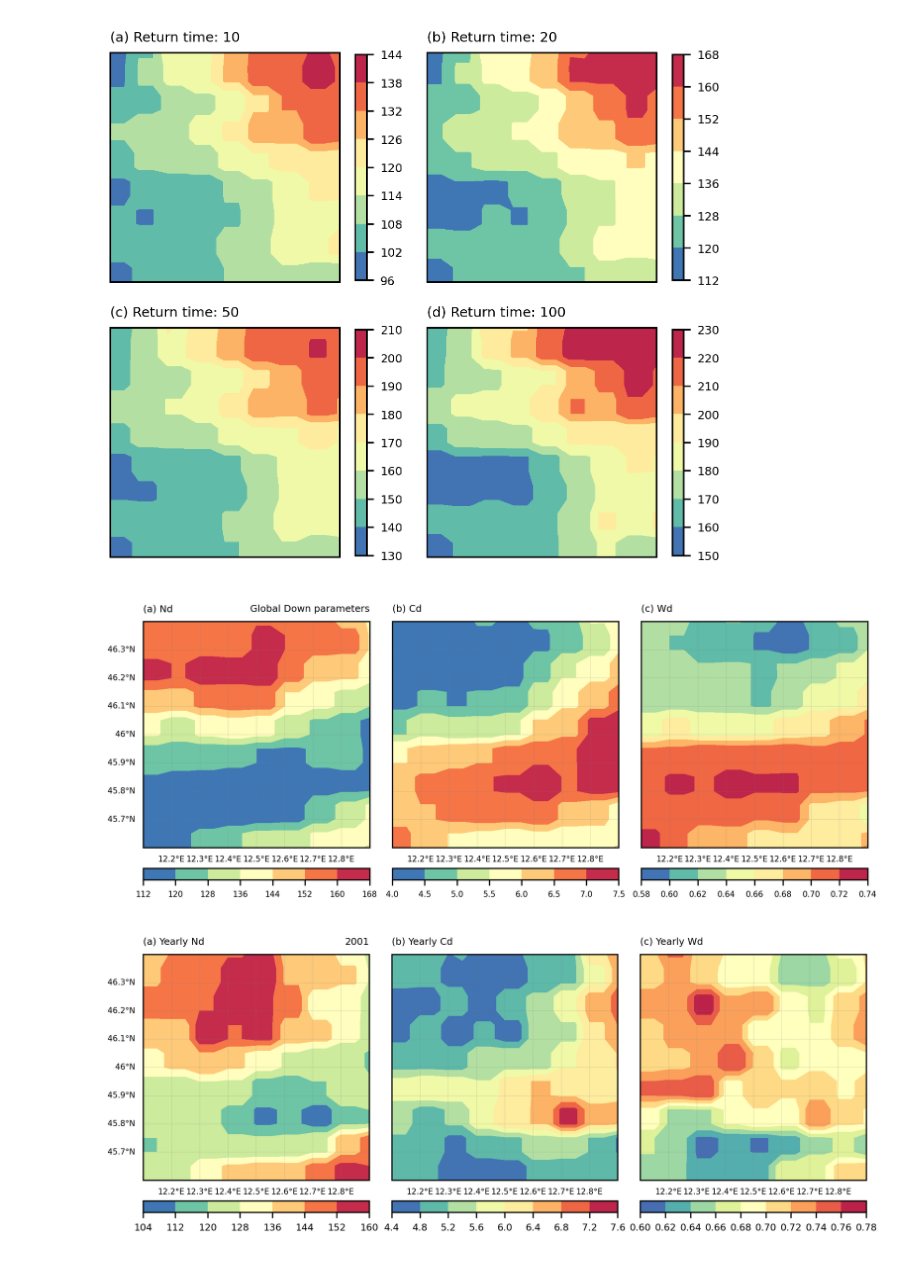
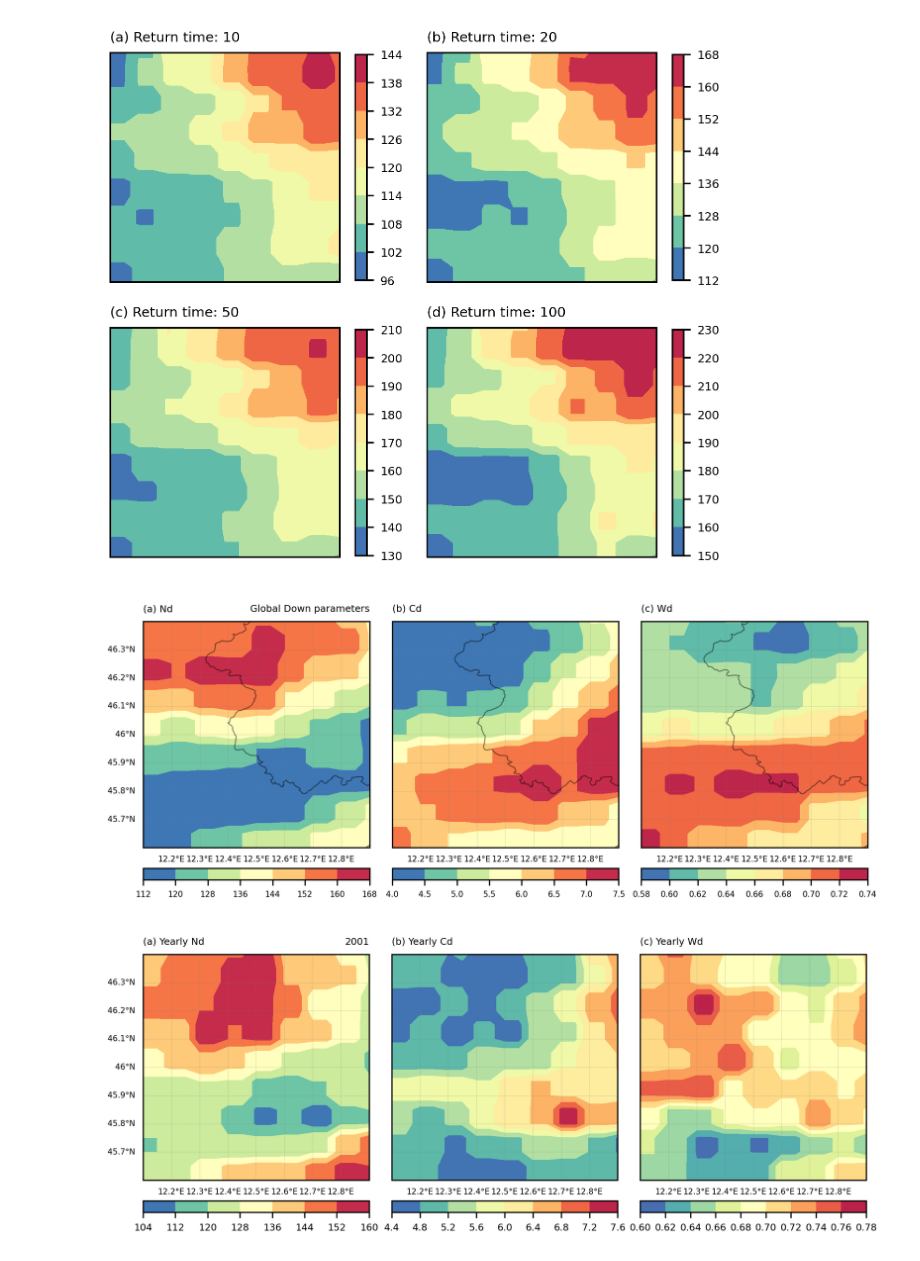
Before and after one commit to mhacarthur/downpy, a Jupyter notebook: codes/test_veneto_plot.ipynb, the cells around one changed output. Saved outputs shown, nothing was run; the diff lists cells and outputs as text; code cells hidden in the pictures.

```diff
--- a/codes/test_veneto_plot.ipynb
+++ b/codes/test_veneto_plot.ipynb
@@ -14,6 +16,8 @@ from matplotlib import patches
 import matplotlib.pyplot as plt
 import matplotlib.patches as mpatches
 import matplotlib.gridspec as gridspec
+# %%
+Veneto = gpd.read_file(os.path.join('/','media','arturo','Arturo','Data','shapes','Europa','Italy','Veneto.geojson'))
 # %%
 # data_dir = os.path.join('..','data','down_test','TEST_DOWN_PARAMETERS_05_025_3h.nc')
 data_dir = os.path.join('..','data','down_test','VENETO_DOWN_PARAMETERS_2001_2010_1dy_v2.nc')
@@ -109,6 +117,7 @@ gs = gridspec.GridSpec(1,3)
 ax1 = plt.subplot(gs[0, 0], projection = proj)
 # ax1.set_extent([-94, -90, 31, 34], crs=proj)
 ax1.add_feature(cf.COASTLINE,linewidth=0.1, linestyle='-',edgecolor='k')
+ax1.add_geometries(Veneto.geometry, ccrs.PlateCarree(), edgecolor='k', facecolor='None', linewidth=0.6, alpha=0.5)
 a1 = ax1.contourf(lon2d,  lat2d, DOWN.Nd, cmap=cmap)
 
 gl = ax1.gridlines(crs=proj,draw_labels=True,linewidth=0.2,color='gray',alpha=0.5,linestyle='--')
@@ -128,6 +137,7 @@ cbar.ax.tick_params(labelsize=5)
 ax1 = plt.subplot(gs[0, 1], projection = proj)
 # ax1.set_extent([-94, -90, 31, 34], crs=proj)
 ax1.add_feature(cf.COASTLINE,linewidth=0.1, linestyle='-',edgecolor='k')
+ax1.add_geometries(Veneto.geometry, ccrs.PlateCarree(), edgecolor='k', facecolor='None', linewidth=0.6, alpha=0.5)
 a1 = ax1.contourf(lon2d,  lat2d, DOWN.Cd, cmap=cmap)
 
 gl = ax1.gridlines(crs=proj,draw_labels=True,linewidth=0.2,color='gray',alpha=0.5,linestyle='--')
@@ -138,34 +148,35 @@ gl.left_labels = False
 gl.xlabel_style = {'size': 5, 'color': 'k'}
 gl.ylabel_style = {'size': 5, 'color': 'k'}
 
 ax1.set_title(f'(b) Cd', loc='left', fontsize=6)
 
 cbar = plt.colorbar(a1, orientation='horizontal', pad=0.04)
 cbar.ax.tick_params(labelsize=5)
 
 # ============================================================================================================================
 ax1 = plt.subplot(gs[0, 2], projection = proj)
 # ax1.set_extent([-94, -90, 31, 34], crs=proj)
 ax1.add_feature(cf.COASTLINE,linewidth=0.1, linestyle='-',edgecolor='k')
+ax1.add_geometries(Veneto.geometry, ccrs.PlateCarree(), edgecolor='k', facecolor='None', linewidth=0.6, alpha=0.5)
 a1 = ax1.contourf(lon2d,  lat2d, DOWN.Wd, cmap=cmap)
 
 gl = ax1.gridlines(crs=proj,draw_labels=True,linewidth=0.2,color='gray',alpha=0.5,linestyle='--')
 gl.top_labels = False
 gl.bottom_labels = True
 gl.right_labels = False
 gl.left_labels = False
 gl.xlabel_style = {'size': 5, 'color': 'k'}
 gl.ylabel_style = {'size': 5, 'color': 'k'}
 
 ax1.set_title(f'(c) Wd', loc='left', fontsize=6)
 
 cbar = plt.colorbar(a1, orientation='horizontal', pad=0.04)
 cbar.ax.tick_params(labelsize=5)
 
 # =============================================================================
 plt.subplots_adjust(left=0.05, bottom=0.05, right=0.95, top=0.95, wspace=0.1, hspace=0.2)
 # %% [output]
-[figure, old version]
+[figure, new version]
 # %%
 yy = 0
 
```
Also changed, not shown: parts of 2 cells of this notebook, 1 other file.
